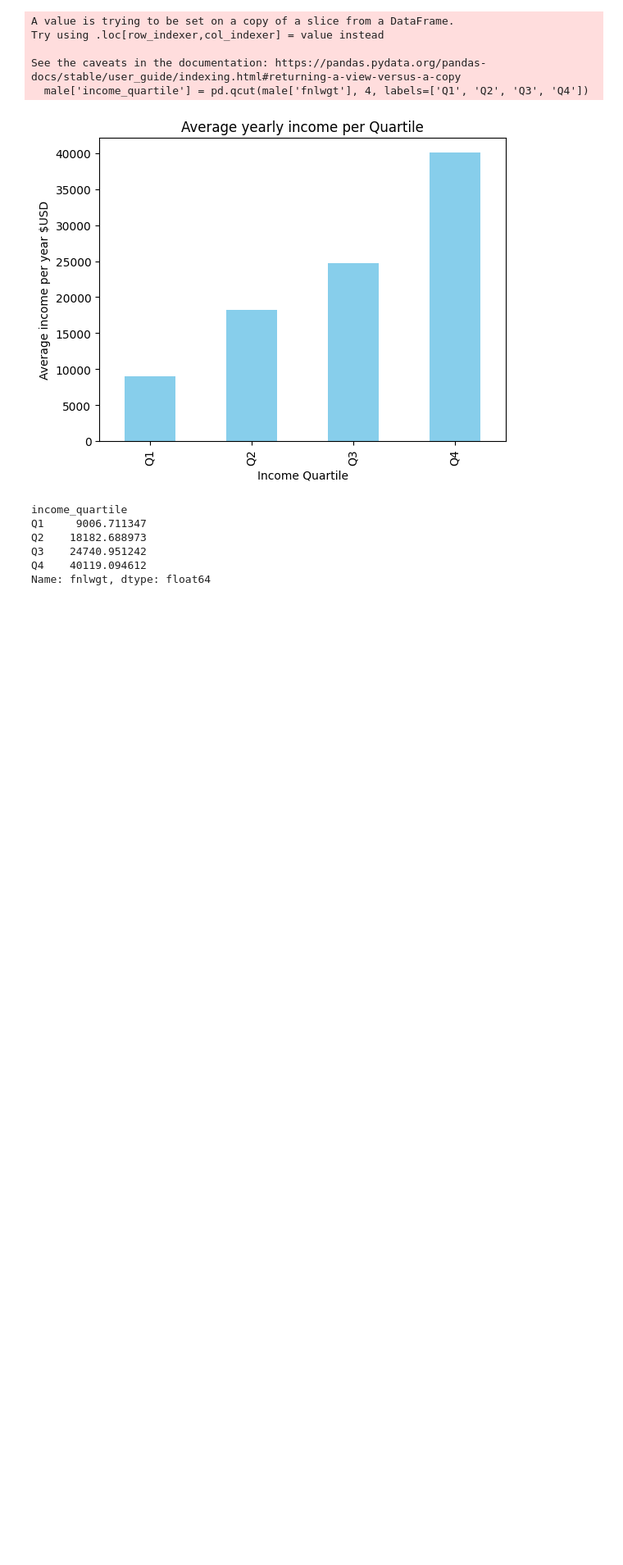
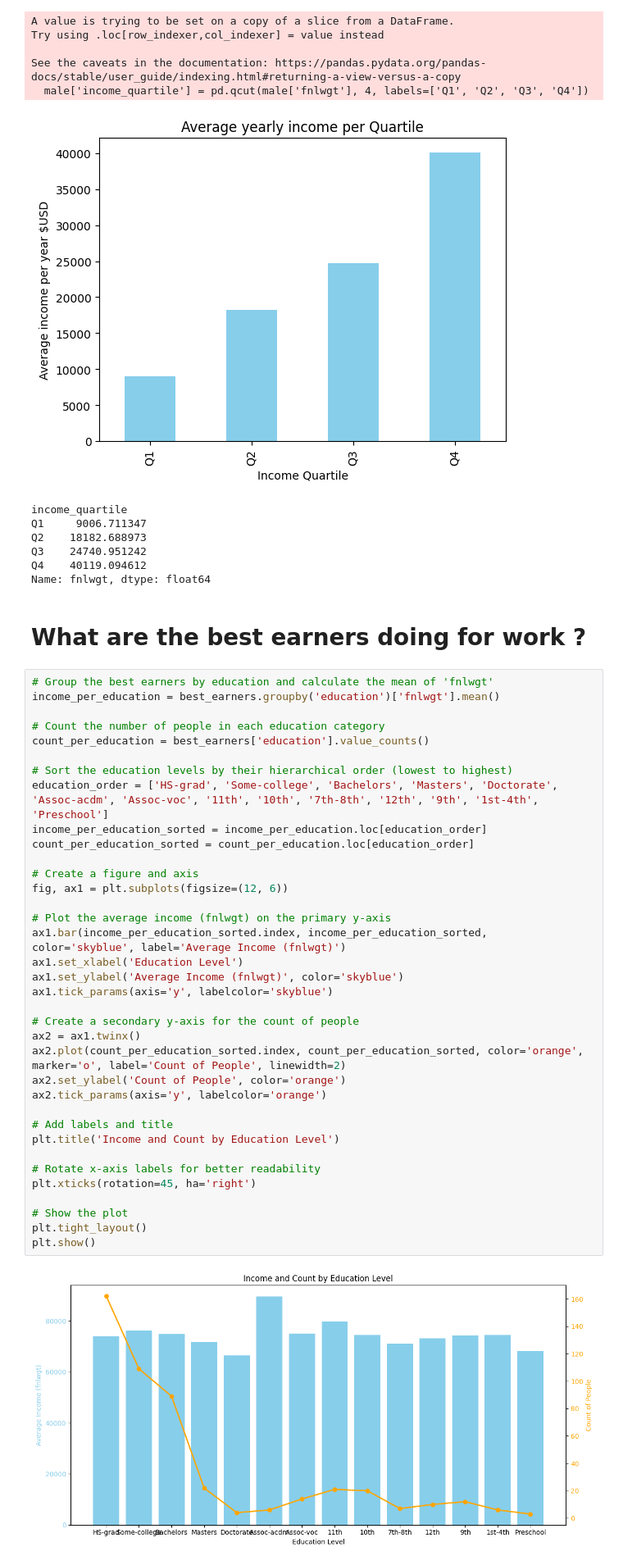
Before and after one commit to paulclrt/AI-ML-learning, a Jupyter notebook: pandas/main.ipynb, the cells around one changed output. Shown: that part at 82% size. Saved outputs shown, nothing was run; the diff lists cells and outputs as text; blank space fills up the shorter version.

Commit message:
best earners category

```diff
--- a/pandas/main.ipynb
+++ b/pandas/main.ipynb
@@ -82,3 +82,43 @@ Q2    18182.688973
 Q3    24740.951242
 Q4    40119.094612
 Name: fnlwgt, dtype: float64
+# %% [markdown]
+# What are the best earners doing for work ?
+# %%
+# Group the best earners by education and calculate the mean of 'fnlwgt'
+income_per_education = best_earners.groupby('education')['fnlwgt'].mean()
+
+# Count the number of people in each education category
+count_per_education = best_earners['education'].value_counts()
+
+# Sort the education levels by their hierarchical order (lowest to highest)
+education_order = ['HS-grad', 'Some-college', 'Bachelors', 'Masters', 'Doctorate', 'Assoc-acdm', 'Assoc-voc', '11th', '10th', '7th-8th', '12th', '9th', '1st-4th', 'Preschool']
+income_per_education_sorted = income_per_education.loc[education_order]
+count_per_education_sorted = count_per_education.loc[education_order]
+
+# Create a figure and axis
+fig, ax1 = plt.subplots(figsize=(12, 6))
+
+# Plot the average income (fnlwgt) on the primary y-axis
+ax1.bar(income_per_education_sorted.index, income_per_education_sorted, color='skyblue', label='Average Income (fnlwgt)')
+ax1.set_xlabel('Education Level')
+ax1.set_ylabel('Average Income (fnlwgt)', color='skyblue')
+ax1.tick_params(axis='y', labelcolor='skyblue')
+
+# Create a secondary y-axis for the count of people
+ax2 = ax1.twinx()
+ax2.plot(count_per_education_sorted.index, count_per_education_sorted, color='orange', marker='o', label='Count of People', linewidth=2)
+ax2.set_ylabel('Count of People', color='orange')
+ax2.tick_params(axis='y', labelcolor='orange')
+
+# Add labels and title
+plt.title('Income and Count by Education Level')
+
+# Rotate x-axis labels for better readability
+plt.xticks(rotation=45, ha='right')
+
+# Show the plot
+plt.tight_layout()
+plt.show()
+# %% [output]
+[figure, added]
```
Also changed, not shown: parts of 1 cell of this notebook.
